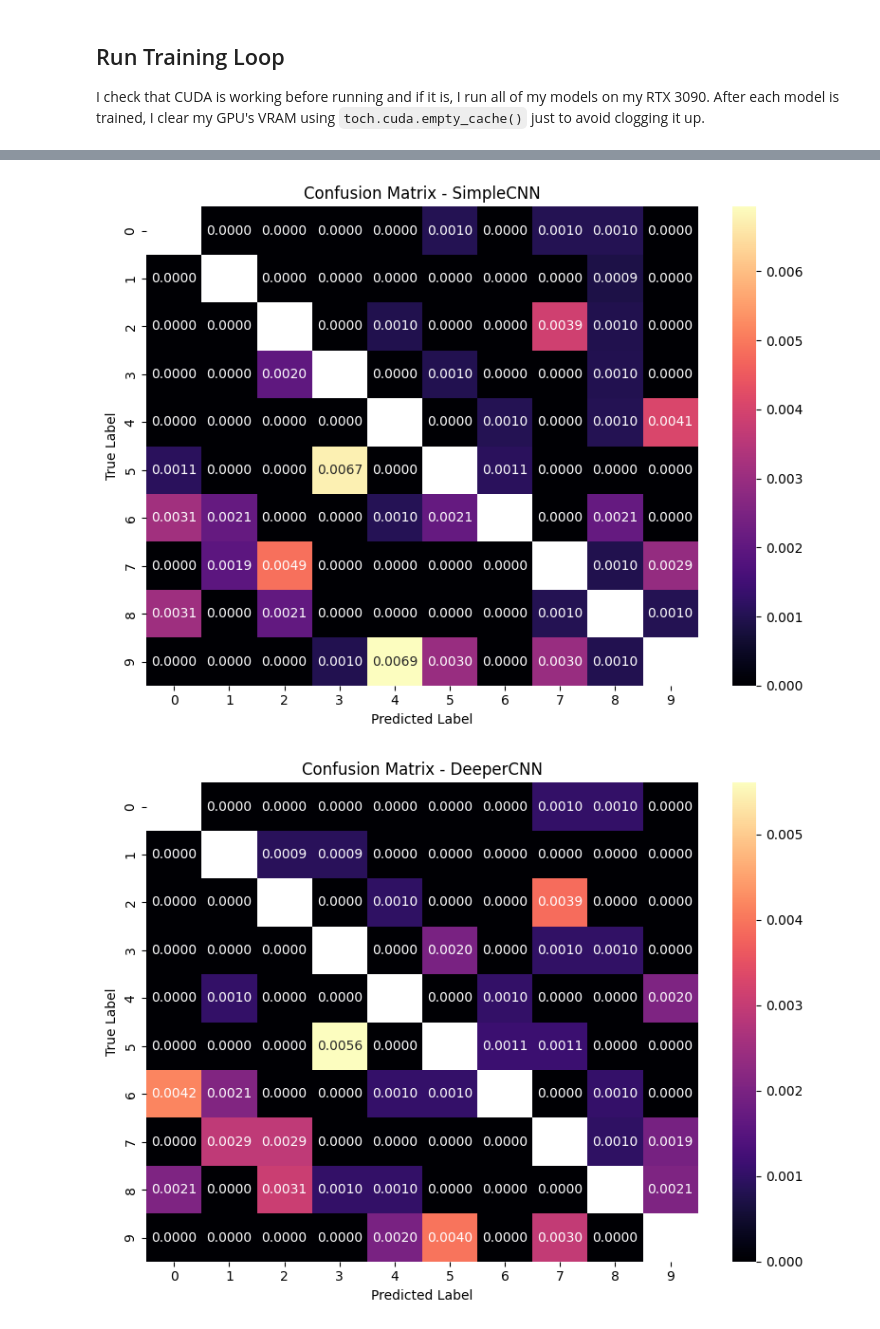
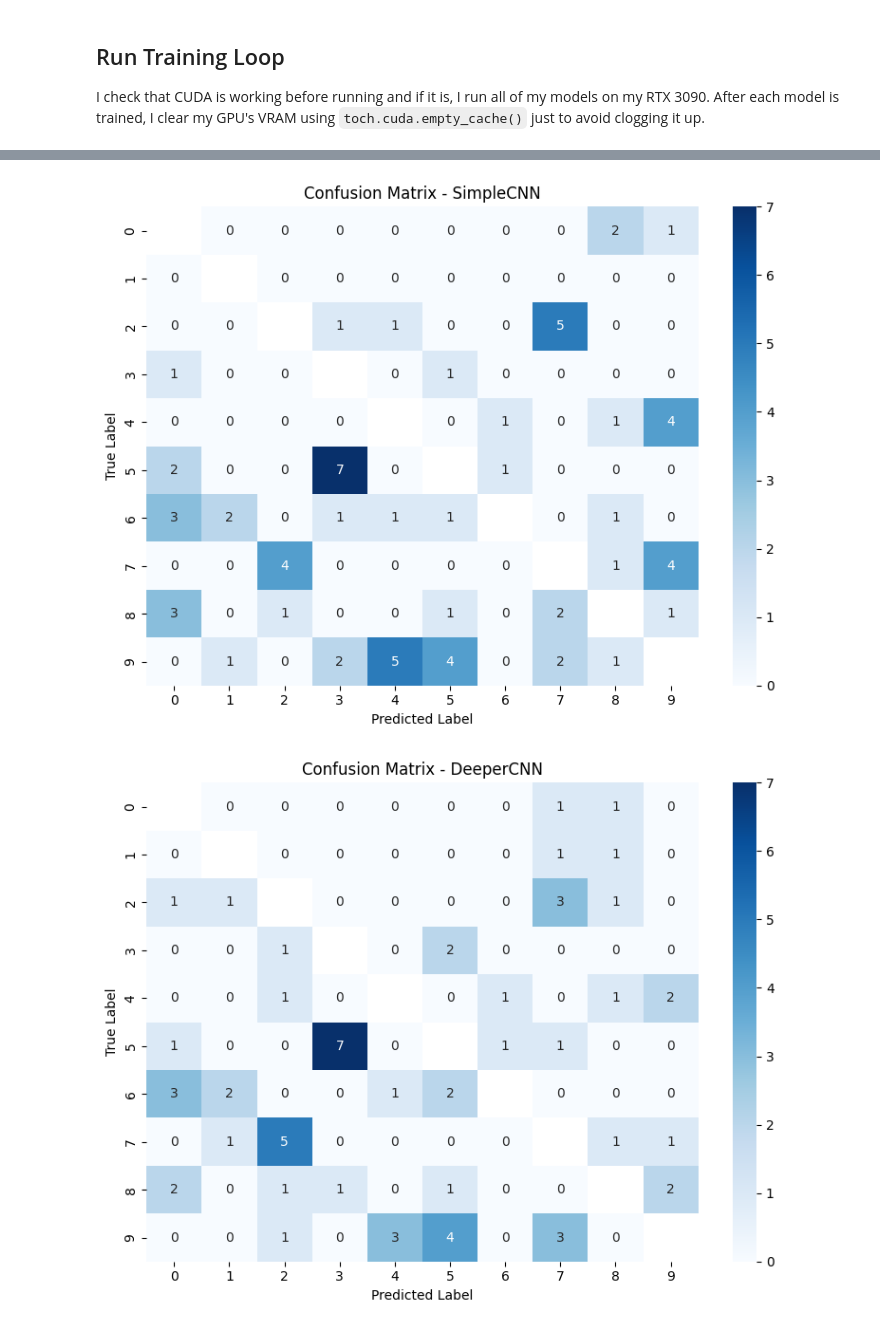
Before and after one commit to RahulCheen/MNIST-Digit-Classification, a Jupyter notebook: main-notebook.ipynb, the cells around one changed output, grey strips where cells are left out. Cells and saved outputs as stored; diff of their text form; code cells hidden in the pictures.

```diff
--- a/main-notebook.ipynb
+++ b/main-notebook.ipynb
@@ -479,9 +479,11 @@ if device == 'cuda':
 else:
     print('Using CPU')
 
+num_epochs = 30
+
 print('Training Simple CNN Model')
 train_model(simpleCNN, train_loader, test_loader,
-            num_epochs=20,
+            num_epochs=num_epochs,
             learning_rate=0.001,
             device=device,
             scheduler_step_size=5,  # Decrease LR every 5 epochs
@@ -492,7 +494,7 @@ torch.cuda.empty_cache()
 
 print('Training Deeper CNN Model')
 train_model(deeperCNN, train_loader, test_loader,
-            num_epochs=20,
+            num_epochs=num_epochs,
             learning_rate=0.001,
             device=device,
             scheduler_step_size=5,  # Decrease LR every 5 epochs
@@ -504,7 +506,7 @@ torch.cuda.empty_cache()
 print('Training Mini-VGG Model')
 
 train_model(miniVGG, train_loader, test_loader,
-            num_epochs=20,
+            num_epochs=num_epochs,
             learning_rate=0.001,
             device=device,
             scheduler_step_size=5,  # Decrease LR every 5 epochs
@@ -686,16 +709,21 @@ def compute_confusion_matrix(model, test_loader, device='cpu'):
 
     return confusion_matrix(all_labels, all_preds)
 
-def plot_confusion_matrix(cm, model_name, normalize=True):
+def plot_confusion_matrix(cm, model_name, normalize=False):
+    cm = cm.astype('float')
     if normalize:
-        cm = cm.astype('float') / cm.sum(axis=1, keepdims=True)
+        cm = cm / cm.sum(axis=1, keepdims=True)
 
     plot_matrix = cm.copy()
     np.fill_diagonal(plot_matrix, np.nan) # Ignore diagonals to highlight misses
 
     plt.figure(figsize=(8, 6))
-    sns.heatmap(plot_matrix, annot=True, fmt=".4f" if normalize else "d", cmap='magma',
-                xticklabels=list(range(10)), yticklabels=list(range(10)))
+    sns.heatmap(plot_matrix,
+                annot=True,
+                fmt=".4f" if normalize else ".0f",
+                cmap='Blues',
+                xticklabels=list(range(10)),
+                yticklabels=list(range(10)))
     plt.title(f'Confusion Matrix - {model_name}')
     plt.xlabel('Predicted Label')
     plt.ylabel('True Label')
@@ -708,35 +736,36 @@ def show_random_misclassified(final_results, n_samples=8):
         if len(misses) < n_samples:
             print(f"{model_name} has only {len(misses)} misclassified samples.")
             samples = misses
         else:
             samples = random.sample(misses, n_samples)
 
         # Extract image tensors, predicted and true labels
         images = [img for img, true, pred in samples]
         true_labels = [true.item() for img, true, pred in samples]
         pred_labels = [pred.item() for img, true, pred in samples]
 
         # Create grid (1 channel grayscale → replicate to 3 for visibility)
         images_rgb = [img.repeat(3, 1, 1) for img in images]  # shape (3, 28, 28)
         grid = make_grid(images_rgb, nrow=n_samples, padding=2)
 
         # Plot
         plt.figure(figsize=(18, 3))
         plt.imshow(grid.permute(1, 2, 0))  # (C, H, W) → (H, W, C)
         plt.axis('off')
         plt.title(f'Misclassified Samples - {model_name}', fontsize=16)
 
         # Show per-image annotations
-        for i in range(n_samples):
-            print(f"{model_name} Miss #{i+1}: Predicted {pred_labels[i]}, True {true_labels[i]}")
+        print(f"\n{model_name} Misclassified Samples:")
+        print("True Labels:     ", '  '.join(f"{label:2d}" for label in true_labels))
+        print("Predicted Labels:", '  '.join(f"{label:2d}" for label in pred_labels))
 
         plt.show()
 
 for name, model in models.items():
     cm = compute_confusion_matrix(model, test_loader, device=device)
-    plot_confusion_matrix(cm, name, normalize=True)
+    plot_confusion_matrix(cm, name, normalize=False)
 
 show_random_misclassified(final_results, n_samples=8)
 # %% [output]
-[figure, old version]
+[figure, new version]
-[figure, old version]
+[figure, new version]
```
Also changed, not shown: parts of 9 cells of this notebook.
